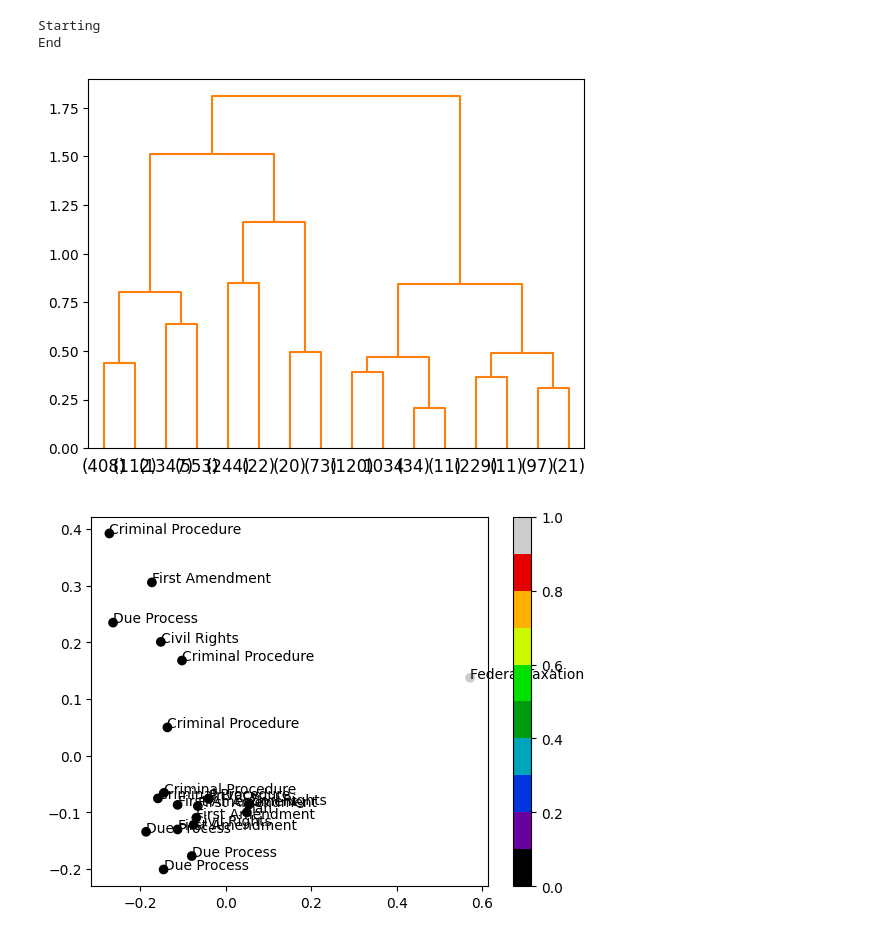
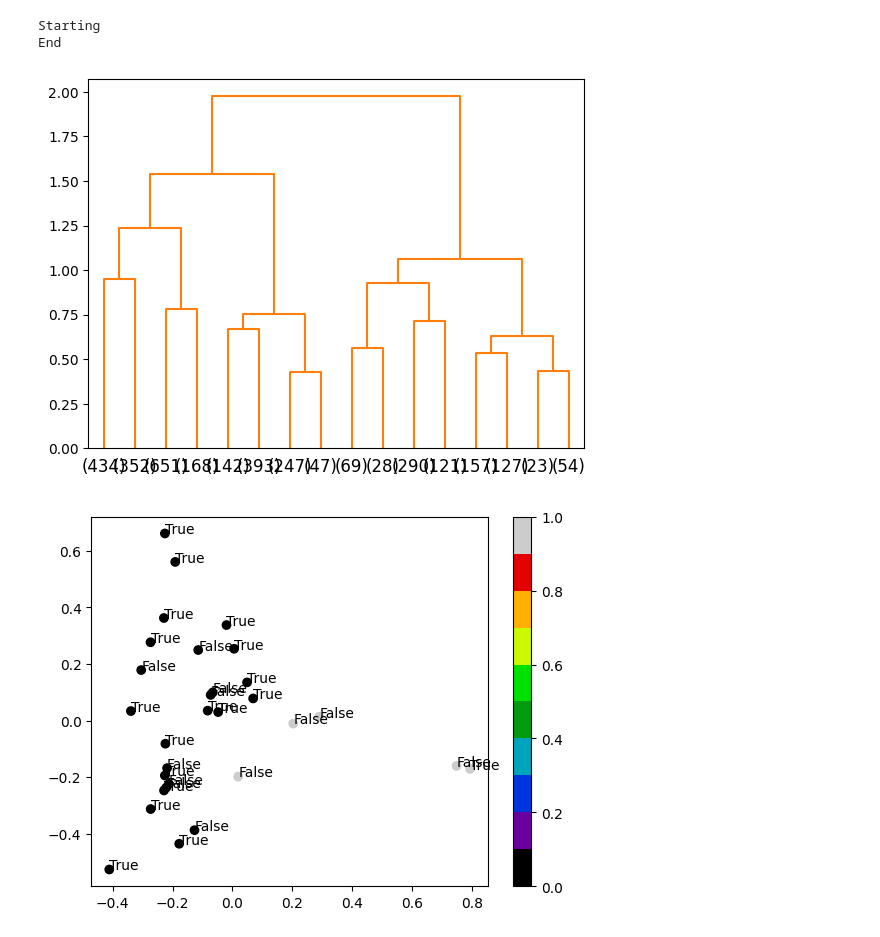
Before and after one commit to korah91/MineriaClustering, a Jupyter notebook: supremeCourt.ipynb, the cells around one changed output. Drawn from its saved outputs; the diff is of its cells as text; code cells hidden in the pictures.

```diff
--- a/supremeCourt.ipynb
+++ b/supremeCourt.ipynb
@@ -75,7 +75,7 @@ corpus = [id2word.doc2bow(text) for text in texts]
 #lda = LdaModel(corpus=corpus, id2word=id2word, num_topics=20, random_state=100, update_every=1, chunksize=100, passes=20, alpha='auto',per_word_topics=True)
 #print(f"TOPICOS --> {lda.print_topics()}")
 
-lda_model = LdaModel(corpus=corpus, id2word=id2word, num_topics=20, random_state=100, passes=50, eval_every=None)
+lda_model = LdaModel(corpus=corpus, id2word=id2word, num_topics=10, random_state=100, passes=50, eval_every=None)
 count = 0
 topics=[]
 for i in lda_model.print_topics():
@@ -106,6 +96,6 @@ Topic: 19 (19, '0.033*"offic" + 0.027*"polic" + 0.021*"court" + 0.017*"search" +
 # %%
 #Hay que cambiar el n_topics por el numero de topics del LDA
-n_topics = 30
+n_topics = 10
 vectorized = []
 count = 0
 #Recorrer los documentos
@@ -154,6 +144,6 @@ wordcloud.to_image()
 # %%
-# WordCloud del topico 15
-l = topics[15][1]
+# WordCloud del topico 9
+l = topics[9][1]
 
 l = l.split("+")
 
@@ -174,6 +162,6 @@ wordcloud.to_image()
 # %%
-# WordCloud del topico 16
-l = topics[16][1]
+# WordCloud del topico 7
+l = topics[7][1]
 
 l = l.split("+")
 
@@ -344,19 +330,19 @@ def plot_dendrogram(tree, labels ,mode , p, threshold):
 #threshold : la linea que separa los clusters.
 plot_dendrogram(tree,labels_PCA,mode ="level", p=3, threshold=3.5)
 # %% [output]
-[figure, old version]
+[figure, new version]
 # %%
 import matplotlib.pyplot as plt
-samples = 20
+samples = 30
 
 # Dibujar los puntos en el espacio, color: cluster, etiqueta-numérica: clase
 # Color del punto: cluster
 sc = plt.scatter(labels_PCA[:samples,0],labels_PCA[:samples,1], cmap=plt.cm.get_cmap('nipy_spectral', 10),c=k_clusters[:samples])
 plt.colorbar()
 # Etiqueta numérica: clase
 for i in range(samples):
-    plt.text(labels_PCA[i,0],labels_PCA[i,1], y_train2[i])
+    plt.text(labels_PCA[i,0],labels_PCA[i,1], y_train1[i])
 # %% [output]
-[figure, old version]
+[figure, new version]
 # %%
 import matplotlib.pyplot as plt
```
Also changed, not shown: parts of 11 cells of this notebook.
